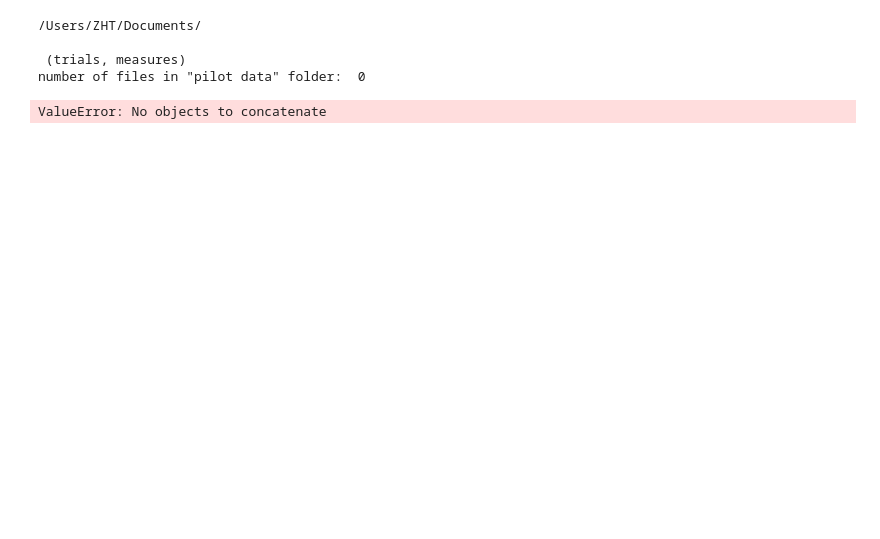
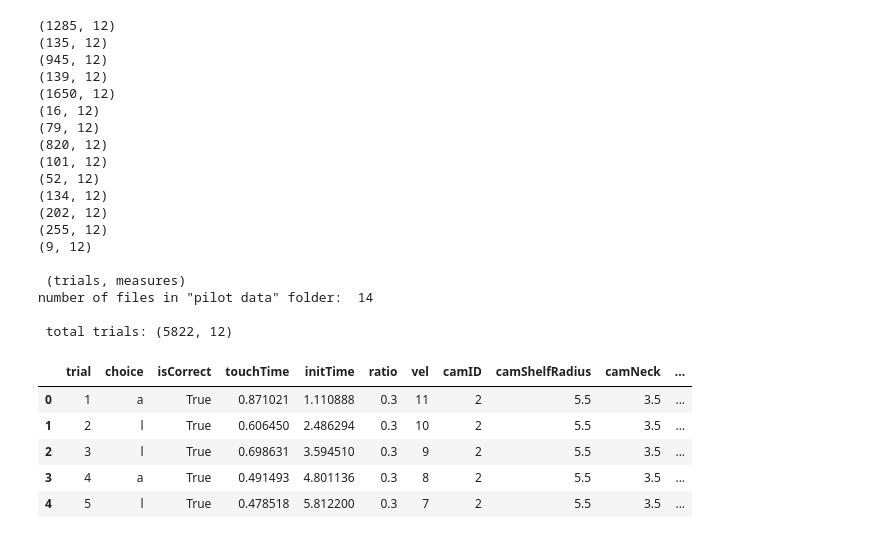
Before and after one commit to ZHTis/count, a Jupyter notebook: datajohn/datajohn.ipynb, the cells around one changed output. Drawn from its saved outputs; the diff is of its cells as text; code cells hidden in the pictures; blank space fills up the shorter version.

```diff
--- a/datajohn/datajohn.ipynb
+++ b/datajohn/datajohn.ipynb
@@ -1,33 +1,49 @@
 # %%
 ## datajohn
 
 import glob
-import os
 import pandas as pd
 
-path0 = '/Users/ZHT/Documents/'
-if not os.path.exists(path0): path = '/Users/rubythurs/Documents/pilot data/'
-else:path = path0
-print(path)
-
+path  = '/Users/rubythurs/Documents/pilot data/'
 json_files = glob.glob(path + '*.json')
 combined_data =[]
+
 for i, json_file in enumerate(json_files):
     with open(json_file, 'r') as file:
         json_data = pd.read_json(json_file)
         combined_data.append(json_data)
         print(combined_data[i].shape)
 print('\n','(trials, measures)')
 print('number of files in "pilot data" folder: ', len(combined_data))
 data = pd.concat(combined_data,ignore_index=True)
 print('\n','total trials:',data.shape)
 data.head()
 # %% [output]
-/Users/ZHT/Documents/
+(1285, 12)
+(135, 12)
+(945, 12)
+(139, 12)
+(1650, 12)
+(16, 12)
+(79, 12)
+(820, 12)
+(101, 12)
+(52, 12)
+(134, 12)
+(202, 12)
+(255, 12)
+(9, 12)
 
  (trials, measures)
-number of files in "pilot data" folder:  0
+number of files in "pilot data" folder:  14
+
+ total trials: (5822, 12)
-ValueError: No objects to concatenate
+|  | trial | choice | isCorrect | touchTime | initTime | ratio | vel | camID | camShelfRadius | camNeck | ... |
+| 0 | 1 | a | True | 0.871021 | 1.110888 | 0.3 | 11 | 2 | 5.5 | 3.5 | ... |
+| 1 | 2 | l | True | 0.606450 | 2.486294 | 0.3 | 10 | 2 | 5.5 | 3.5 | ... |
+| 2 | 3 | l | True | 0.698631 | 3.594510 | 0.3 | 9 | 2 | 5.5 | 3.5 | ... |
+| 3 | 4 | a | True | 0.491493 | 4.801136 | 0.3 | 8 | 2 | 5.5 | 3.5 | ... |
+| 4 | 5 | l | True | 0.478518 | 5.812200 | 0.3 | 7 | 2 | 5.5 | 3.5 | ... |
 # %%
 ## parameter space
 
```
Also changed, not shown: parts of 4 cells of this notebook.
